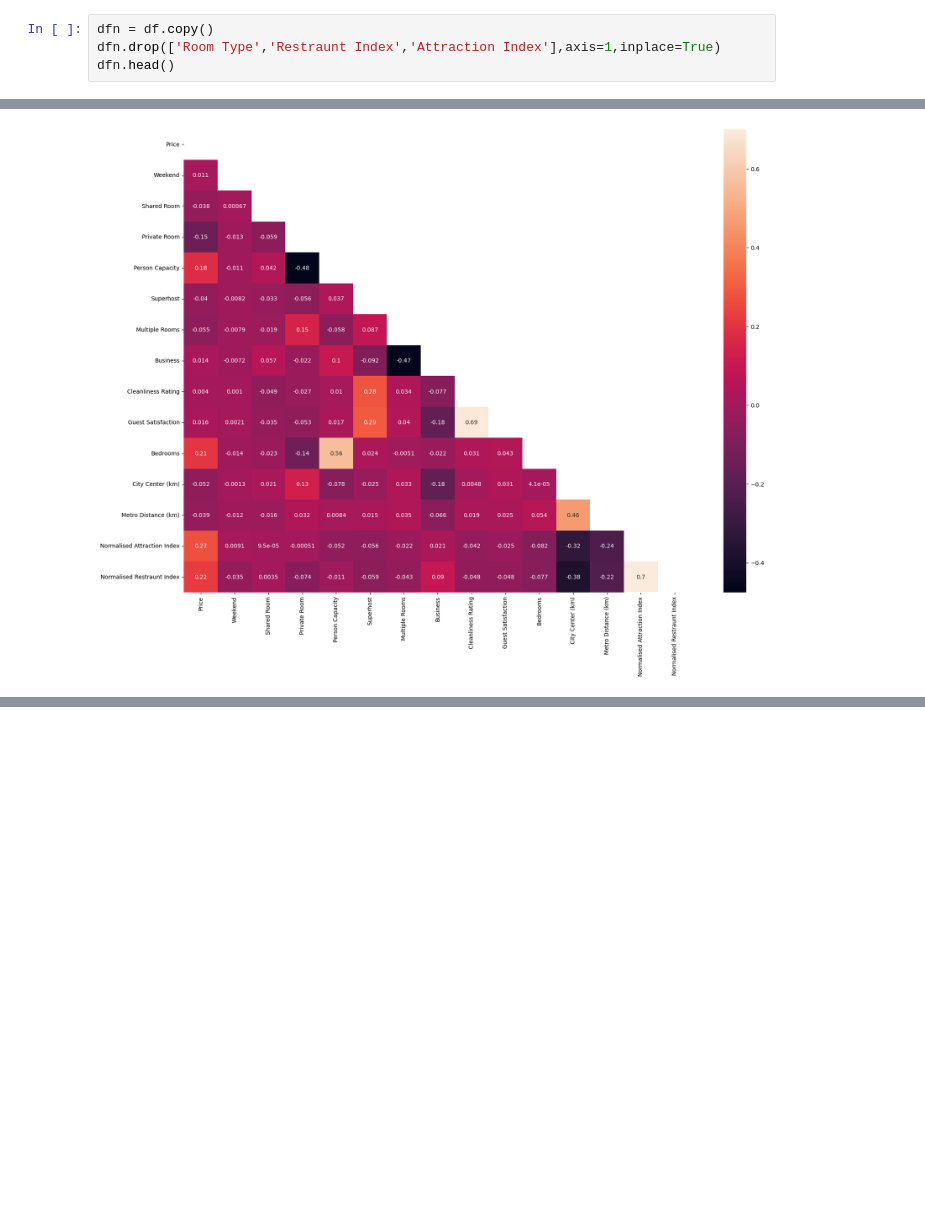
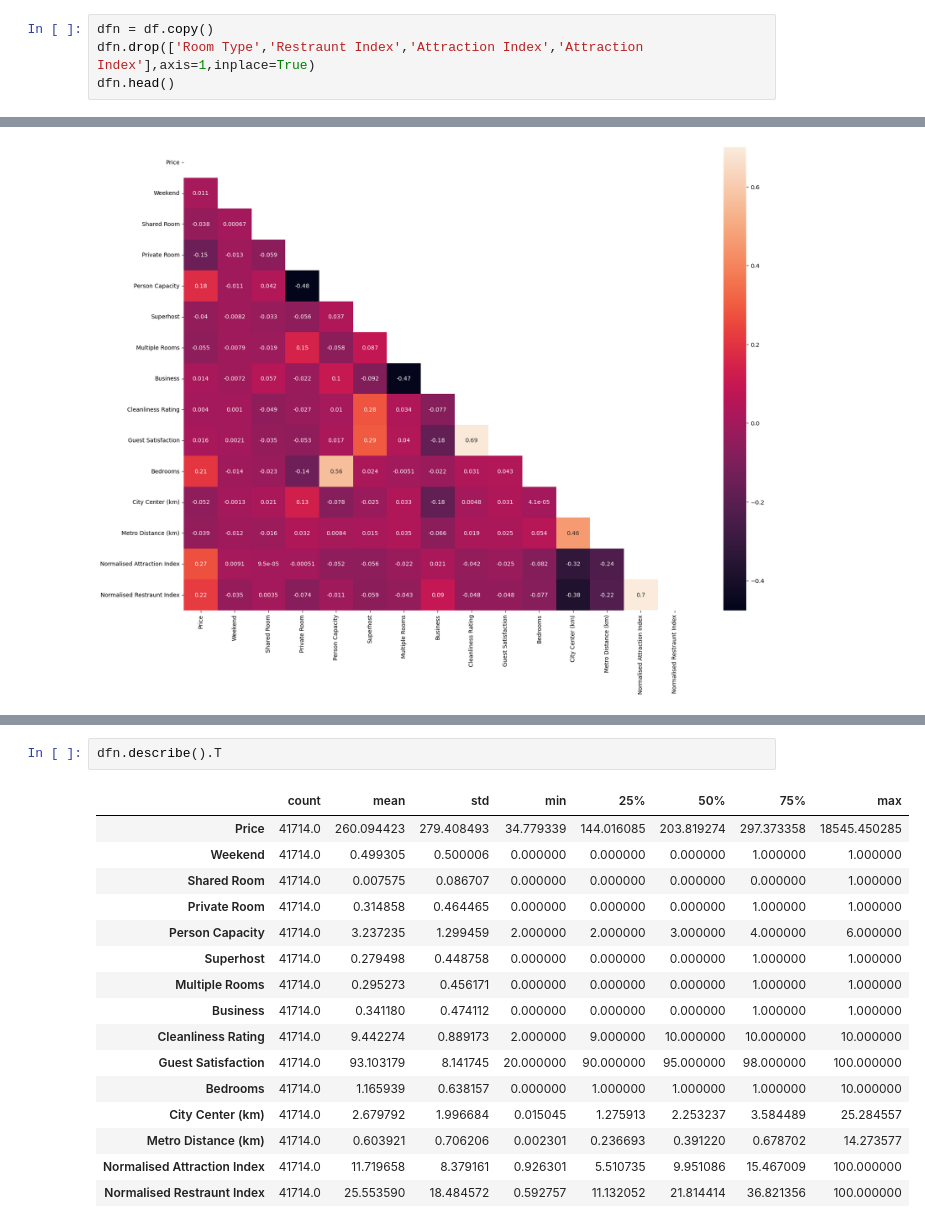
Before and after one commit to isoori/AIRBNB, a Jupyter notebook: Untitled.ipynb, the cells around one changed output, grey strips where cells are left out. Saved outputs shown, nothing was run; the diff lists cells and outputs as text; blank space fills up the shorter version.

```diff
--- a/Untitled.ipynb
+++ b/Untitled.ipynb
@@ -59,7 +60,7 @@ df['Private Room'] = df['Private Room'].map({True:1,False:0})
 df['Weekend'] = df['Weekend'].map({'Weekend':1,'Weekday':0})
 # %%
 dfn = df.copy()
-dfn.drop(['Room Type','Restraunt Index','Attraction Index'],axis=1,inplace=True)
+dfn.drop(['Room Type','Restraunt Index','Attraction Index','Attraction Index'],axis=1,inplace=True)
 dfn.head()
 # %% [output]
 |  | City | Price | Weekend | Shared Room | Private Room | Person Capacity | Superhost | Multiple Rooms | ... |
@@ -77,0 +88,19 @@ plt.show()
+# %%
+dfn.describe().T
+# %% [output]
+|  | count | mean | std | min | 25% | 50% | 75% | max |
+| Price | 41714.0 | 260.094423 | 279.408493 | 34.779339 | 144.016085 | 203.819274 | 297.373358 | 18545.450285 |
+| Weekend | 41714.0 | 0.499305 | 0.500006 | 0.000000 | 0.000000 | 0.000000 | 1.000000 | 1.000000 |
+| Shared Room | 41714.0 | 0.007575 | 0.086707 | 0.000000 | 0.000000 | 0.000000 | 0.000000 | 1.000000 |
+| Private Room | 41714.0 | 0.314858 | 0.464465 | 0.000000 | 0.000000 | 0.000000 | 1.000000 | 1.000000 |
+| Person Capacity | 41714.0 | 3.237235 | 1.299459 | 2.000000 | 2.000000 | 3.000000 | 4.000000 | 6.000000 |
+| Superhost | 41714.0 | 0.279498 | 0.448758 | 0.000000 | 0.000000 | 0.000000 | 1.000000 | 1.000000 |
+| Multiple Rooms | 41714.0 | 0.295273 | 0.456171 | 0.000000 | 0.000000 | 0.000000 | 1.000000 | 1.000000 |
+| Business | 41714.0 | 0.341180 | 0.474112 | 0.000000 | 0.000000 | 0.000000 | 1.000000 | 1.000000 |
+| Cleanliness Rating | 41714.0 | 9.442274 | 0.889173 | 2.000000 | 9.000000 | 10.000000 | 10.000000 | 10.000000 |
+| Guest Satisfaction | 41714.0 | 93.103179 | 8.141745 | 20.000000 | 90.000000 | 95.000000 | 98.000000 | 100.000000 |
+| Bedrooms | 41714.0 | 1.165939 | 0.638157 | 0.000000 | 1.000000 | 1.000000 | 1.000000 | 10.000000 |
+| City Center (km) | 41714.0 | 2.679792 | 1.996684 | 0.015045 | 1.275913 | 2.253237 | 3.584489 | 25.284557 |
+| Metro Distance (km) | 41714.0 | 0.603921 | 0.706206 | 0.002301 | 0.236693 | 0.391220 | 0.678702 | 14.273577 |
+| Normalised Attraction Index | 41714.0 | 11.719658 | 8.379161 | 0.926301 | 5.510735 | 9.951086 | 15.467009 | 100.000000 |
+| Normalised Restraunt Index | 41714.0 | 25.553590 | 18.484572 | 0.592757 | 11.132052 | 21.814414 | 36.821356 | 100.000000 |
```
Also changed, not shown: parts of 5 cells of this notebook.
